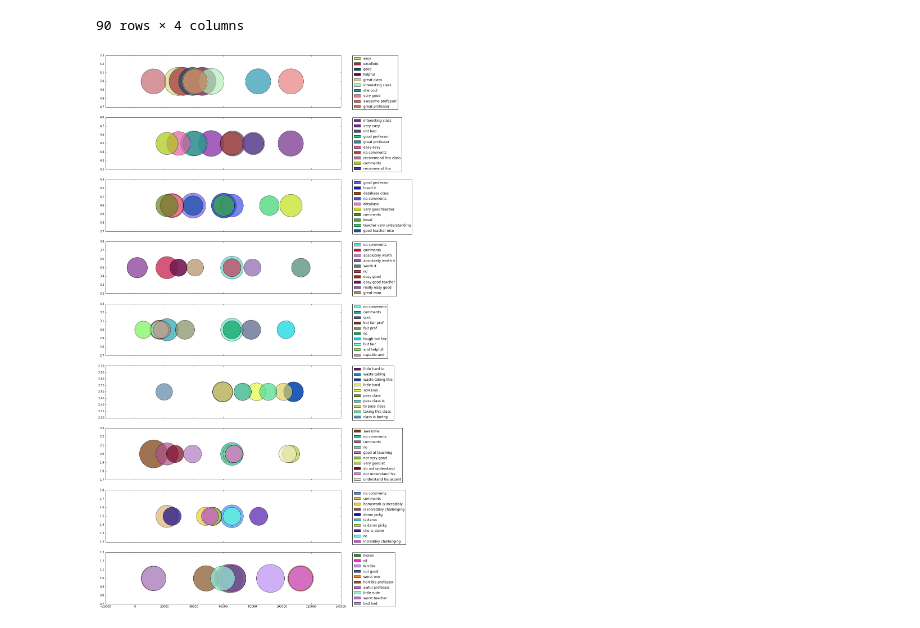
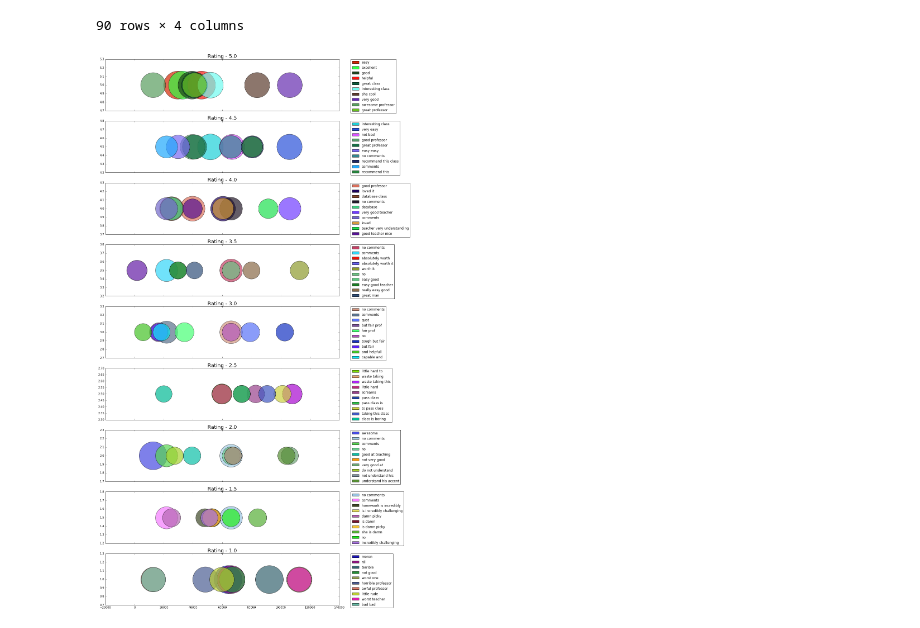
Before and after one commit to monkeydunkey/Scrape_Rate_My_professor, a Jupyter notebook: Ratings Analysis .ipynb, the cells around one changed output. Cells and saved outputs as stored; diff of their text form; code cells hidden in the pictures.

```diff
--- a/Ratings Analysis .ipynb
+++ b/Ratings Analysis .ipynb
@@ -289,19 +289,20 @@ tempDf
 # %%
 fig_size = plt.rcParams["figure.figsize"]
 fig_size[0] = 15
 fig_size[1] = 35
 plt.rcParams["figure.figsize"] = fig_size
 fig, ax = plt.subplots(len(tempDf['rOverall'].unique()), sharex = True )
 OverallSorted = sorted(tempDf['rOverall'].unique(), key=lambda t: t * -1)
 for i in OverallSorted:
     recs = []
     classes = []
     for word in tempDf[tempDf['rOverall'] == i]['WordIndex'].unique():
         color  = np.random.rand(3,1)
         ax[OverallSorted.index(i)].scatter(word, i ,s=tempDf[(tempDf['rOverall'] == i) & (tempDf['WordIndex'] == word)]\
                                                ['TF_IDFScores']*10000, c=color, alpha=0.7)
         recs.append(mpatches.Rectangle((0,0),1,1,fc=color))
         classes.append(tempDf[(tempDf['rOverall'] == i) & (tempDf['WordIndex'] == word)]['Names'].unique()[0])
     ax[OverallSorted.index(i)].legend(recs, classes, bbox_to_anchor=(1.05, 1), loc=2, borderaxespad=0.)
+    ax[OverallSorted.index(i)].set_title('Rating - '+ str(i), fontsize = 18)
 # %% [output]
-[figure, old version]
+[figure, new version]
```
Also changed, not shown: parts of 1 cell of this notebook.
